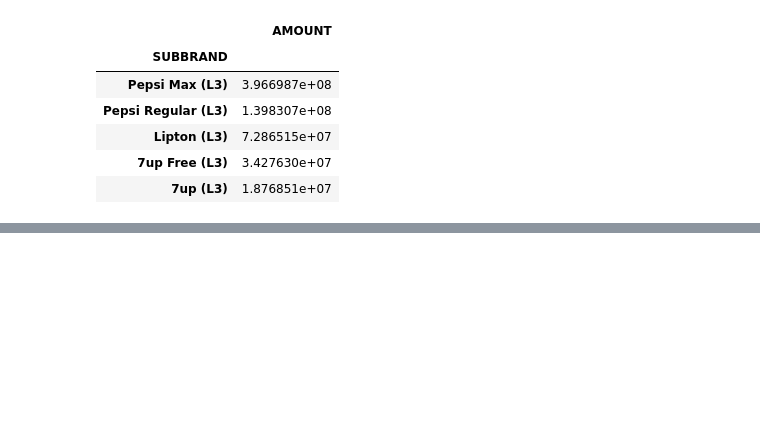
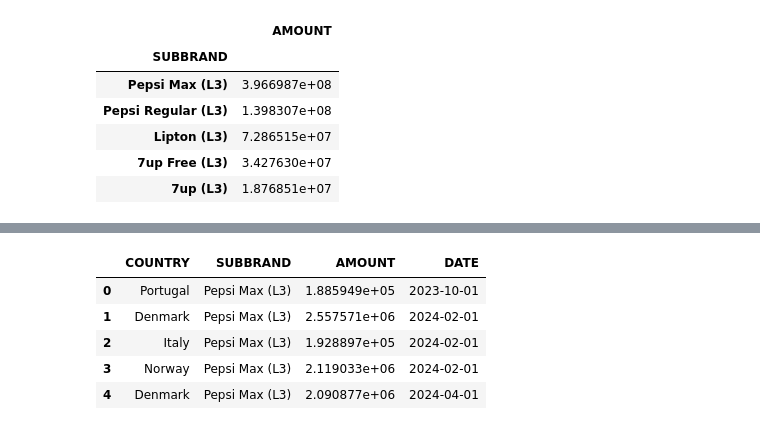
Before and after one commit to Alf-caput/data-visualization, a Jupyter notebook: ejercicios-clase/ejercicio3.ipynb, the cells around one changed output, grey strips where cells are left out. Cells and saved outputs as stored; diff of their text form; code cells hidden in the pictures; blank space fills up the shorter version.

```diff
--- a/ejercicios-clase/ejercicio3.ipynb
+++ b/ejercicios-clase/ejercicio3.ipynb
@@ -509,0 +583,14 @@ fig.show()
+# %%
+import pandas as pd
+
+pepsi_mask = (df_actuals.loc[:, "SUBBRAND"] == "Pepsi Max (L3)")
+# | (df_actuals.loc[:, "SUBBRAND"] == "Pepsi Regular (L3)") # No me da tiempo a sumarlas
+df_actuals_pepsi = df_actuals.loc[pepsi_mask, :].reset_index(drop=True)
+df_actuals_pepsi.head()
+# %% [output]
+|  | COUNTRY | SUBBRAND | AMOUNT | DATE |
+| 0 | Portugal | Pepsi Max (L3) | 1.885949e+05 | 2023-10-01 |
+| 1 | Denmark | Pepsi Max (L3) | 2.557571e+06 | 2024-02-01 |
+| 2 | Italy | Pepsi Max (L3) | 1.928897e+05 | 2024-02-01 |
+| 3 | Norway | Pepsi Max (L3) | 2.119033e+06 | 2024-02-01 |
+| 4 | Denmark | Pepsi Max (L3) | 2.090877e+06 | 2024-04-01 |
```
Also changed, not shown: parts of 18 cells of this notebook.
